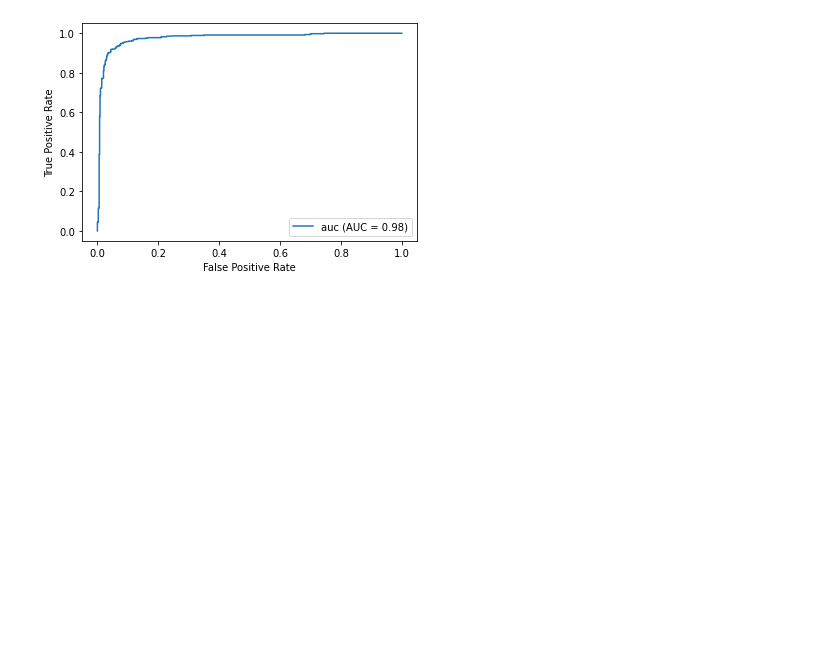
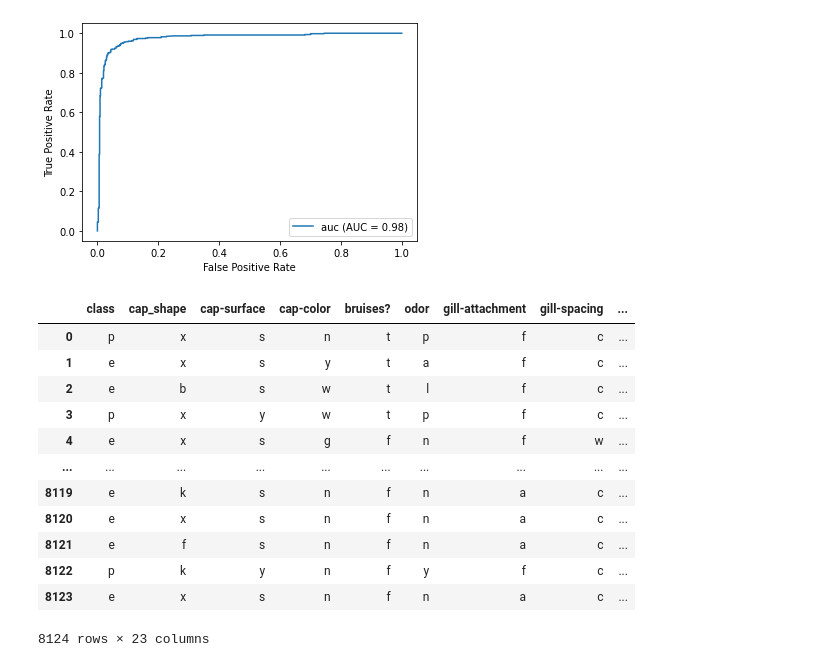
Before and after one commit to mschroeder11/machine-learning, a Jupyter notebook: hw4.ipynb, the cells around one changed output. Cells and saved outputs as stored; diff of their text form; code cells hidden in the pictures; blank space fills up the shorter version.

```diff
--- a/hw4.ipynb
+++ b/hw4.ipynb
@@ -279,3 +314,23 @@ Random Forest
 [figure]
 AdaBoost
 [figure]
+# %%
+mushroom_cols = ['class','cap_shape', 'cap-surface', 'cap-color', 'bruises?', 'odor', 'gill-attachment', 'gill-spacing', 'gill-size'
+                , 'gill-color', 'stalk-shape', 'stalk-root', 'stalk-surface-above-ring', 'stalk-surface-below-ring', 'stalk-color-above-ring'
+                , 'stalk-color-below-ring', 'veil-type', 'veil-color', 'ring-number', 'ring-type', 'spore-print-color', 'population', ' habitat']
+df_shroom = pd.read_csv('agaricus-lepiota.data', names=mushroom_cols)
+df_shroom
+# %% [output]
+|  | class | cap_shape | cap-surface | cap-color | bruises? | odor | gill-attachment | gill-spacing | ... |
+| 0 | p | x | s | n | t | p | f | c | ... |
+| 1 | e | x | s | y | t | a | f | c | ... |
+| 2 | e | b | s | w | t | l | f | c | ... |
+| 3 | p | x | y | w | t | p | f | c | ... |
+| 4 | e | x | s | g | f | n | f | w | ... |
+| ... | ... | ... | ... | ... | ... | ... | ... | ... | ... |
+| 8119 | e | k | s | n | f | n | a | c | ... |
+| 8120 | e | x | s | n | f | n | a | c | ... |
+| 8121 | e | f | s | n | f | n | a | c | ... |
+| 8122 | p | k | y | n | f | y | f | c | ... |
+| 8123 | e | x | s | n | f | n | a | c | ... |
+8124 rows × 23 columns
```
Also changed, not shown: parts of 10 cells of this notebook, 3 other files.
